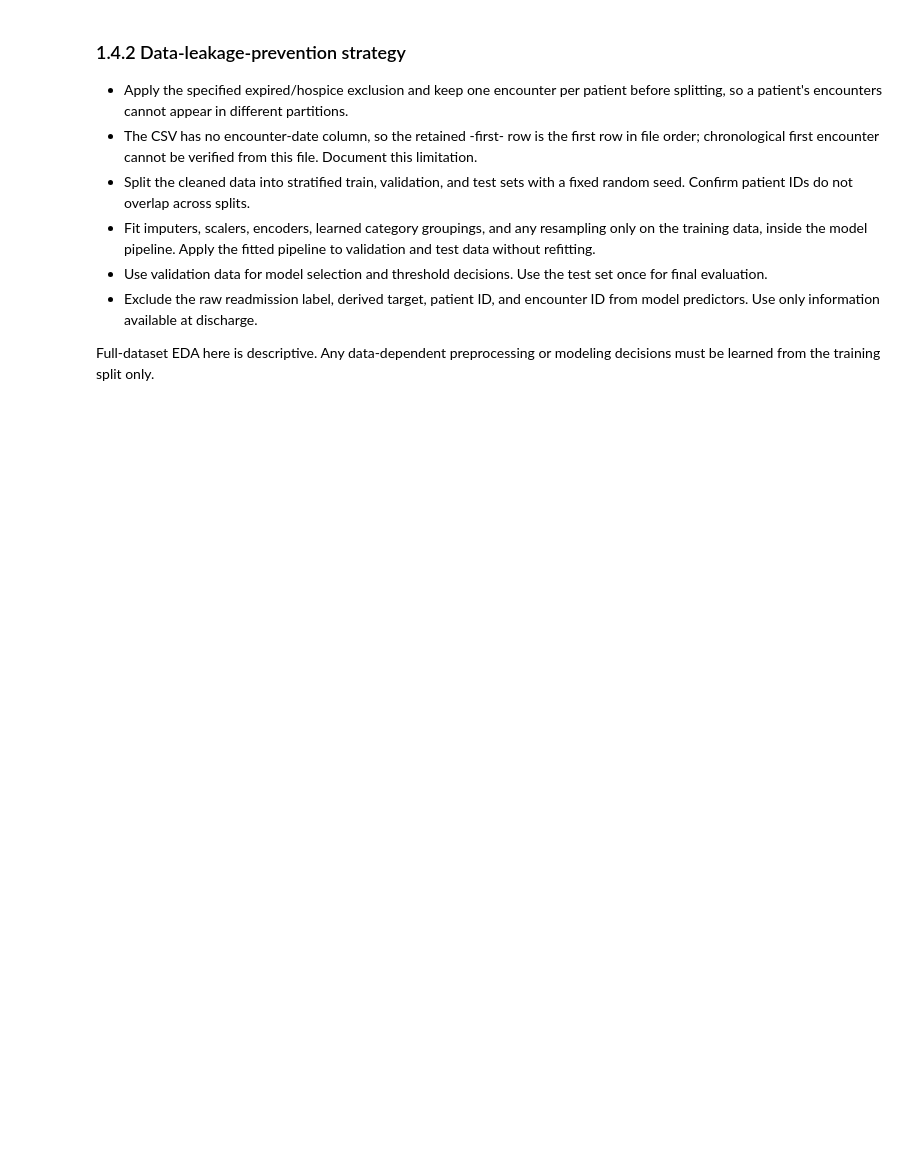
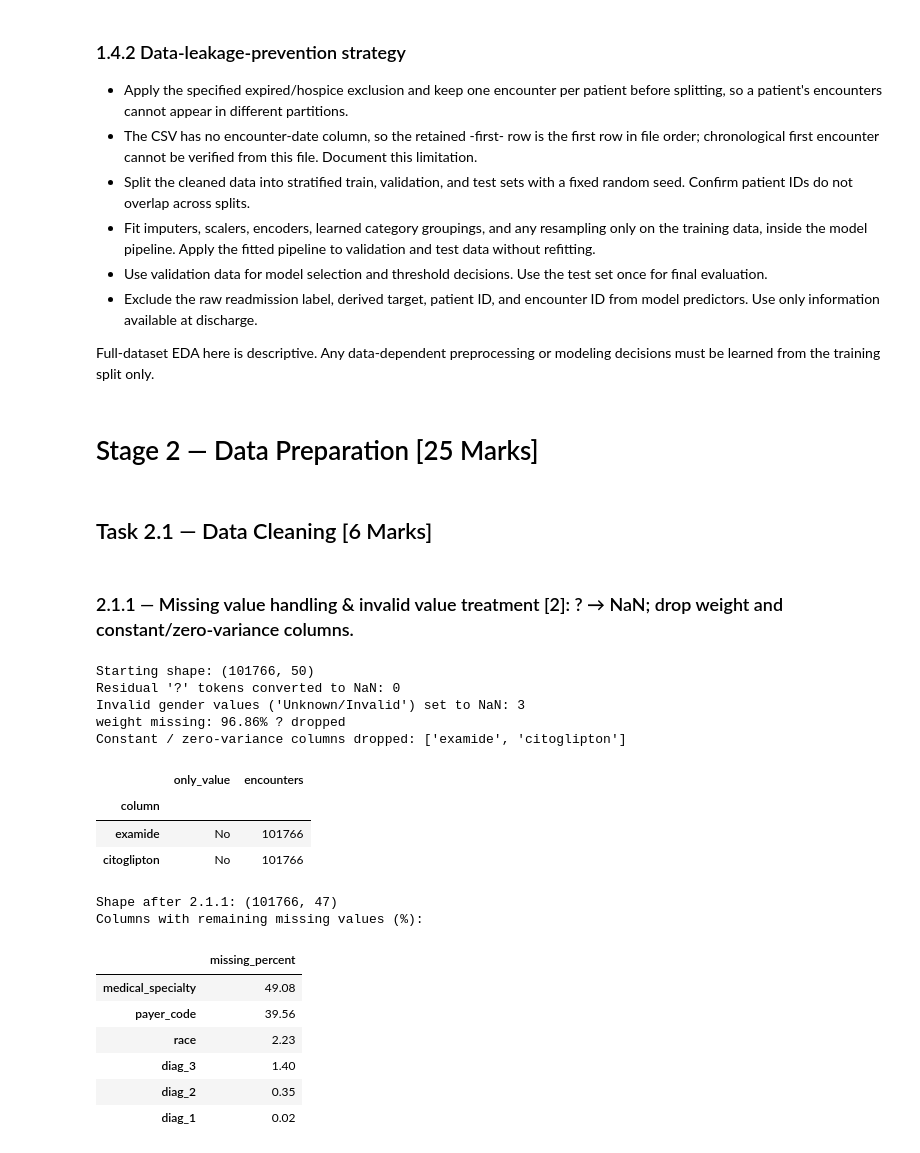
Before and after one commit to arunaj-1989/Capstone-Implementation-Package-MLOps, a Jupyter notebook: notebooks/Data_Preparation.ipynb, the cells around one changed output. Cells and saved outputs as stored; diff of their text form; code cells hidden in the pictures; blank space fills up the shorter version.

```diff
--- a/notebooks/Data_Preparation.ipynb
+++ b/notebooks/Data_Preparation.ipynb
@@ -419,3 +415,75 @@ The initial implementation uses local execution and a local MLflow file store, a
 - Exclude the raw readmission label, derived target, patient ID, and encounter ID from model predictors. Use only information available at discharge.
 
 Full-dataset EDA here is descriptive. Any data-dependent preprocessing or modeling decisions must be learned from the training split only.
+# %% [markdown]
+# Stage 2 — Data Preparation [25 Marks]
+# %% [markdown]
+## Task 2.1 — Data Cleaning [6 Marks]
+# %% [markdown]
+ ### 2.1.1 — Missing value handling & invalid value treatment [2]: ? → NaN; drop weight and constant/zero-variance columns.
+# %%
+#  2.1.1 ? Missing value handling & invalid value treatment [2]: ? ? NaN; drop weight and constant/zero-variance columns.
+clean = data.copy()
+print("Starting shape:", clean.shape)
+
+# 1) '?' ? NaN. The loader already maps '?' to NaN; this defensive pass catches any
+#    '?' tokens (possibly padded with whitespace) that survived in text columns.
+object_columns = clean.select_dtypes(include=["object", "string"]).columns
+question_mask = clean[object_columns].apply(lambda s: s.str.strip().eq("?"))
+print("Residual '?' tokens converted to NaN:", int(question_mask.sum().sum()))
+clean[object_columns] = clean[object_columns].mask(question_mask)
+
+# 2) Invalid values: 'Unknown/Invalid' gender is not a real category ? NaN.
+invalid_gender = clean["gender"].eq("Unknown/Invalid")
+print("Invalid gender values ('Unknown/Invalid') set to NaN:", int(invalid_gender.sum()))
+clean.loc[invalid_gender, "gender"] = np.nan
+
+# 3) Drop weight: ~97% missing, too sparse to impute reliably.
+print(f"weight missing: {clean['weight'].isna().mean() * 100:.2f}% ? dropped")
+clean = clean.drop(columns=["weight"])
+
+# 4) Drop constant / zero-variance columns (one distinct value, NaN counted as a value).
+#    Identifiers and the target are never candidates.
+protected = {"encounter_id", "patient_nbr", "readmitted"}
+constant_columns = [
+    column
+    for column in clean.columns
+    if column not in protected and clean[column].nunique(dropna=False) <= 1
+]
+print("Constant / zero-variance columns dropped:", constant_columns)
+display(
+    pd.DataFrame(
+        {
+            "only_value": [clean[c].iloc[0] for c in constant_columns],
+            "encounters": [len(clean)] * len(constant_columns),
+        },
+        index=pd.Index(constant_columns, name="column"),
+    )
+)
+clean = clean.drop(columns=constant_columns)
+
+# Remaining missingness is imputed later, inside the training pipeline (fit on train only).
+missing_after = clean.isna().mean().mul(100).round(2)
+missing_after = missing_after[missing_after > 0].sort_values(ascending=False)
+print("Shape after 2.1.1:", clean.shape)
+print("Columns with remaining missing values (%):")
+display(missing_after.to_frame("missing_percent"))
+# %% [output]
+Starting shape: (101766, 50)
+Residual '?' tokens converted to NaN: 0
+Invalid gender values ('Unknown/Invalid') set to NaN: 3
+weight missing: 96.86% ? dropped
+Constant / zero-variance columns dropped: ['examide', 'citoglipton']
+|  | only_value | encounters |
+| column |  |  |
+| examide | No | 101766 |
+| citoglipton | No | 101766 |
+Shape after 2.1.1: (101766, 47)
+Columns with remaining missing values (%):
+|  | missing_percent |
+| medical_specialty | 49.08 |
+| payer_code | 39.56 |
+| race | 2.23 |
+| diag_3 | 1.40 |
+| diag_2 | 0.35 |
+| diag_1 | 0.02 |
```
Also changed, not shown: parts of 6 cells of this notebook, 52 other files.
